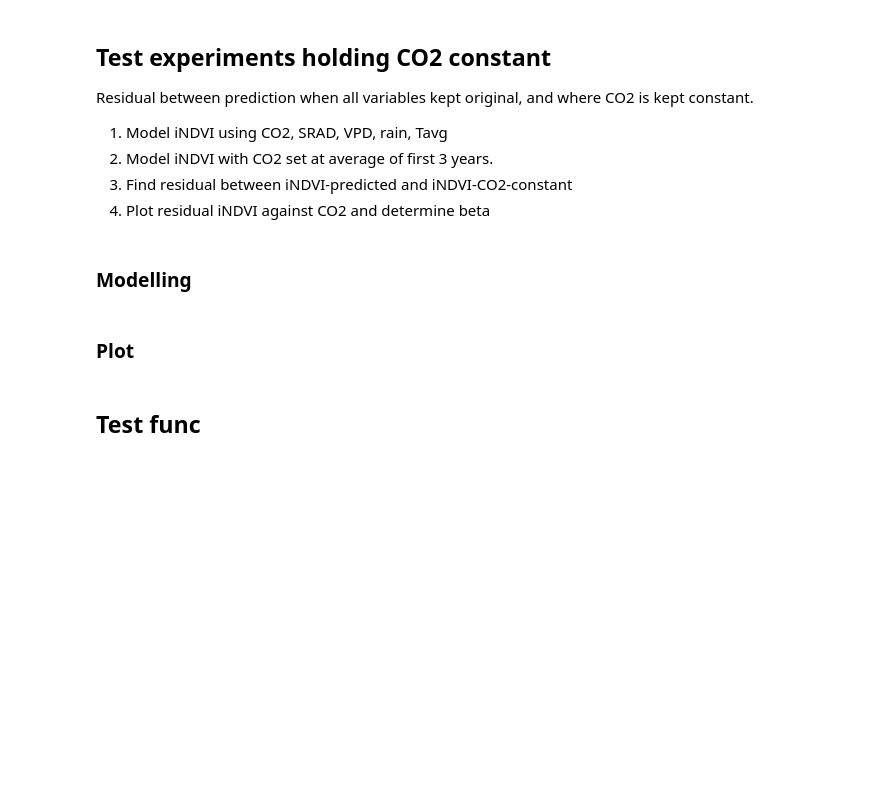
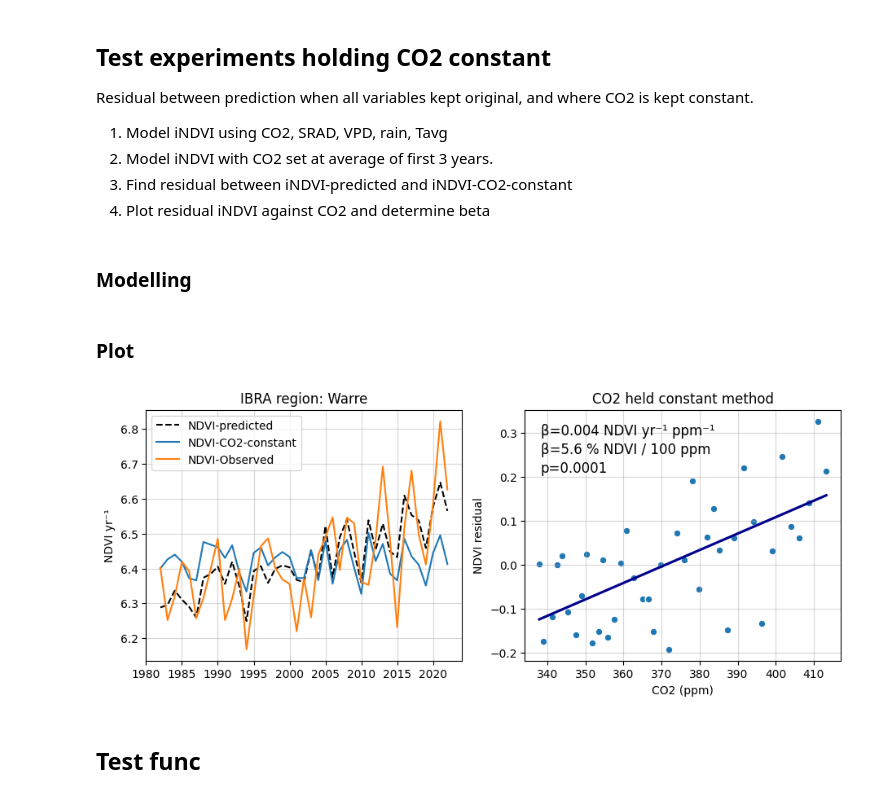
Before and after one commit to cbur24/Aus_CO2_fertilisation, a Jupyter notebook: notebooks/analysis/Testing_iNDVI.ipynb, the cells around one changed output. Drawn from its saved outputs; the diff is of its cells as text; code cells hidden in the pictures; blank space fills up the shorter version.

```diff
--- a/notebooks/analysis/Testing_iNDVI.ipynb
+++ b/notebooks/analysis/Testing_iNDVI.ipynb
@@ -242,34 +259,36 @@ df['NDVI_residual_co2constant_percent'] = df['NDVI_residual_co2constant']/df['ND
 # %%
 #find robust regression slope
 regress  = theilslopes(y=df['NDVI_residual_co2constant'], x=df['co2'])
 beta = regress.slope
 beta_relative = theilslopes(y=df['NDVI_residual_co2constant_percent'], x=df['co2']).slope * 100 * 100
 pvalue = kendalltau(y=df['NDVI_residual_co2constant'], x=df['co2']).pvalue
 
 fig,ax = plt.subplots(1,2, figsize=(11,4))
-ax[0].plot(df.index, df['NDVI'], label='NDVI', linestyle='dashed', color='k')
+ax[0].plot(df.index, prediction, label='NDVI-predicted', linestyle='dashed', color='k')
 ax[0].plot(df.index, pred_co2_constant, label='NDVI-CO2-constant')
-# ax[0].plot(df.index, df['NDVI'].values, label='iNDVI-Observed')
+ax[0].plot(df.index, df['NDVI'].values, label='NDVI-Observed')
 
 ax[0].set_ylabel('NDVI yr⁻¹')
 ax[0].set_title('IBRA region: '+k)
 ax[0].grid(alpha=0.5)
 ax[0].set_xlabel(None)
 ax[0].legend()
 
 sb.scatterplot(data=df, x='co2',y='NDVI_residual_co2constant', s=40, lw=1,ax=ax[1])
 sb.regplot(data=df, x='co2',y='NDVI_residual_co2constant', scatter=False, color='darkblue', ax=ax[1], ci=None, robust=True)
 ax[1].set_ylabel('NDVI residual')
 ax[1].set_xlabel('CO2 (ppm)')
 # ax[1].set_ylim(-300,300)
 ax[1].set_title('CO2 held constant method')
 ax[1].grid(alpha=0.5)
 ax[1].text(.05, .90, '\u03B2={:.3f} NDVI yr⁻¹ ppm⁻¹'.format(beta),
             transform=ax[1].transAxes, fontsize=12);
 ax[1].text(.05, .825, '\u03B2={:.1f} % NDVI / 100 ppm'.format(beta_relative) ,
             transform=ax[1].transAxes, fontsize=12);
 ax[1].text(.05, .75, 'p={:.4f}'.format(pvalue),
             transform=ax[1].transAxes, fontsize=12);
+# %% [output]
+[figure, added]
 # %% [markdown]
 ## Test func
 # %%
```
Also changed, not shown: parts of 5 cells of this notebook, 13 other files.
